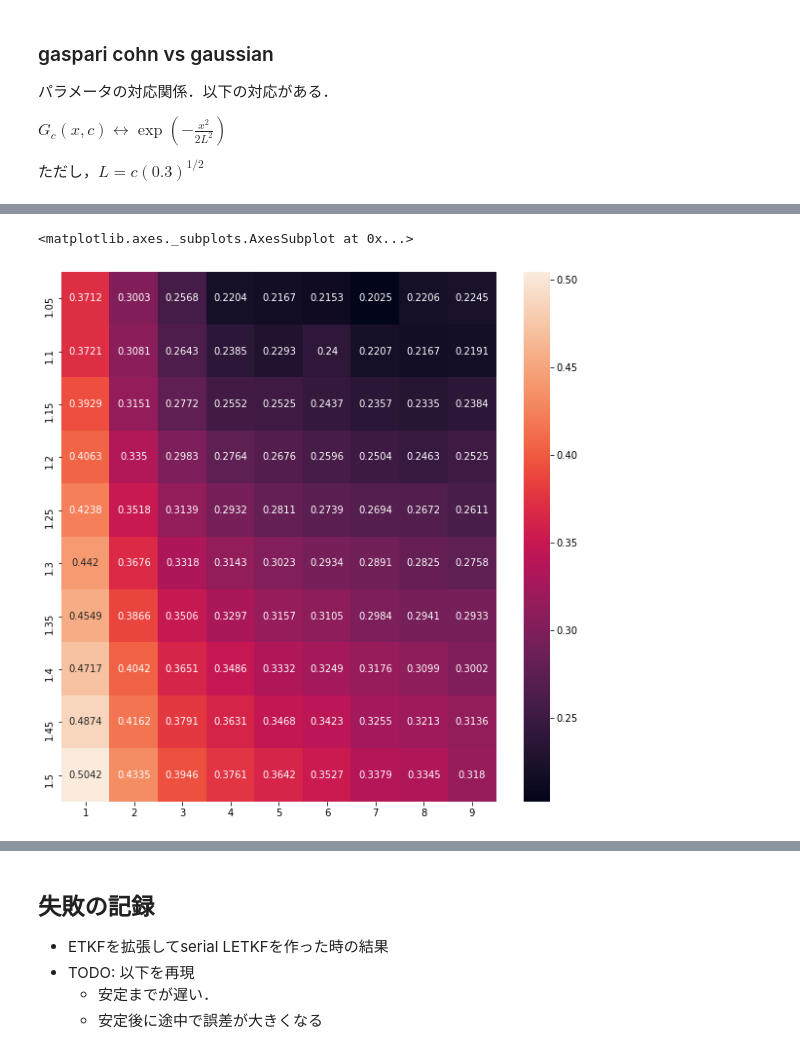
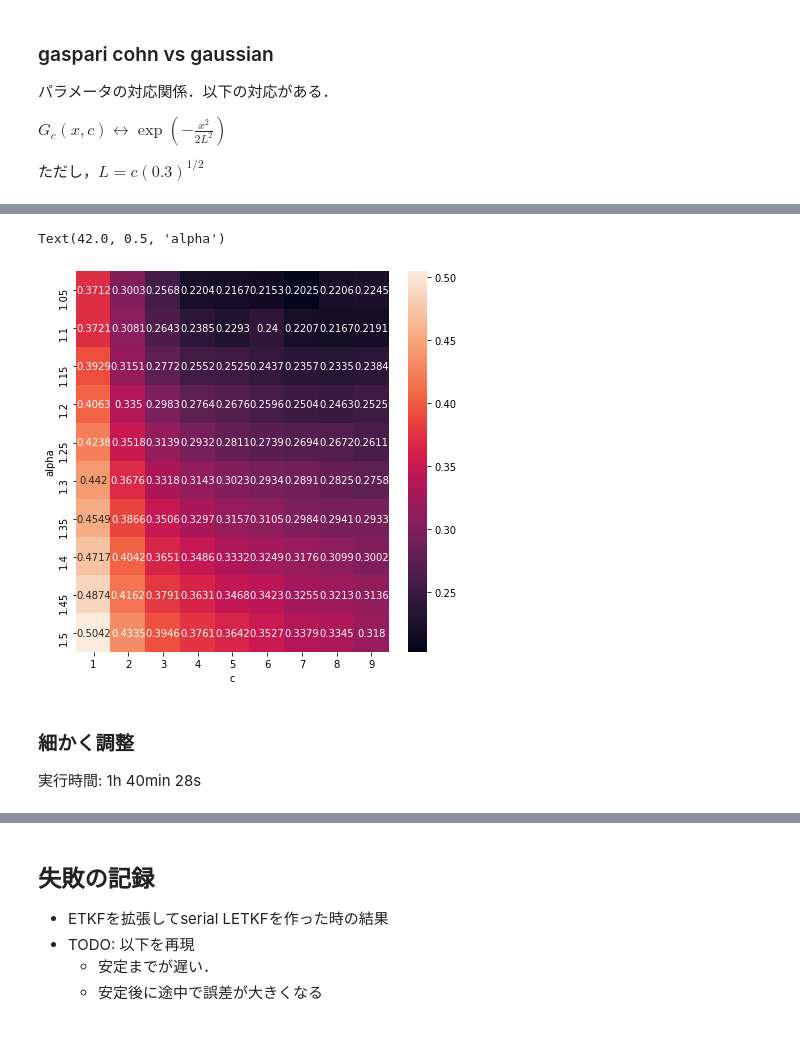
Before and after one commit to KotaTakeda/rccs_online_school, a Jupyter notebook: work_letkf.ipynb, the cells around one changed output, grey strips where cells are left out. Saved outputs shown, nothing was run; the diff lists cells and outputs as text; code cells hidden in the pictures.

```diff
--- a/work_letkf.ipynb
+++ b/work_letkf.ipynb
@@ -167,7 +135,12 @@ Wall time: 21min 16s
 # %%
 df = pd.read_csv('data/letkf/letkf_alpha_c_rough.csv', index_col=0, header=0)
-fig = plt.figure(figsize=(10,10))
+fig, ax = plt.subplots(figsize=(7,7))
 sns.heatmap(df.iloc[1:, :9], annot=True, fmt='.4g')
+ax.set_xlabel('c')
+ax.set_ylabel('alpha')
 # %% [output]
-<matplotlib.axes._subplots.AxesSubplot at 0x...>
+Text(42.0, 0.5, 'alpha')
-[figure, old version]
+[figure, new version]
+# %% [markdown]
+### 細かく調整
+実行時間: 1h 40min 28s
```
Also changed, not shown: parts of 9 cells of this notebook, 2 other files.
